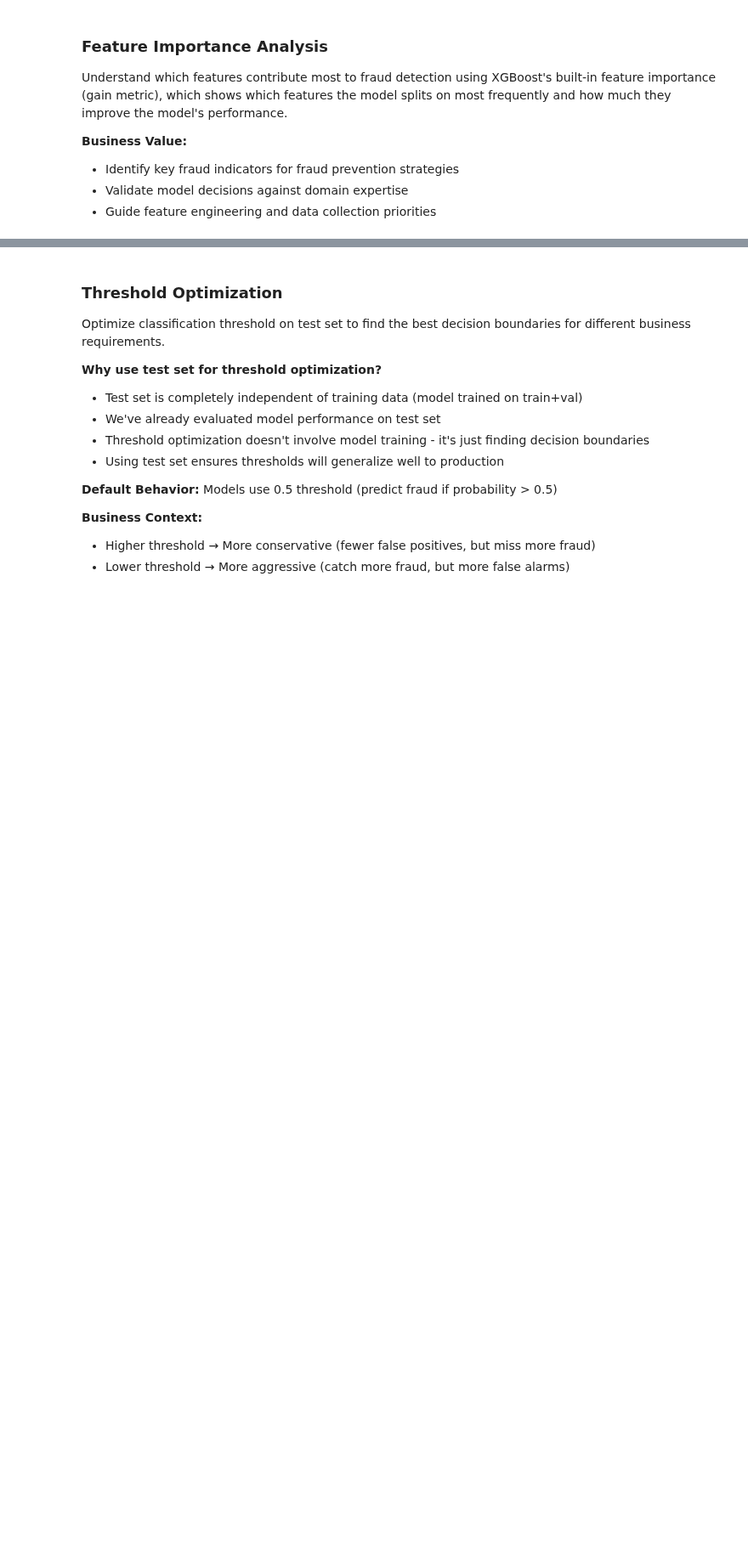
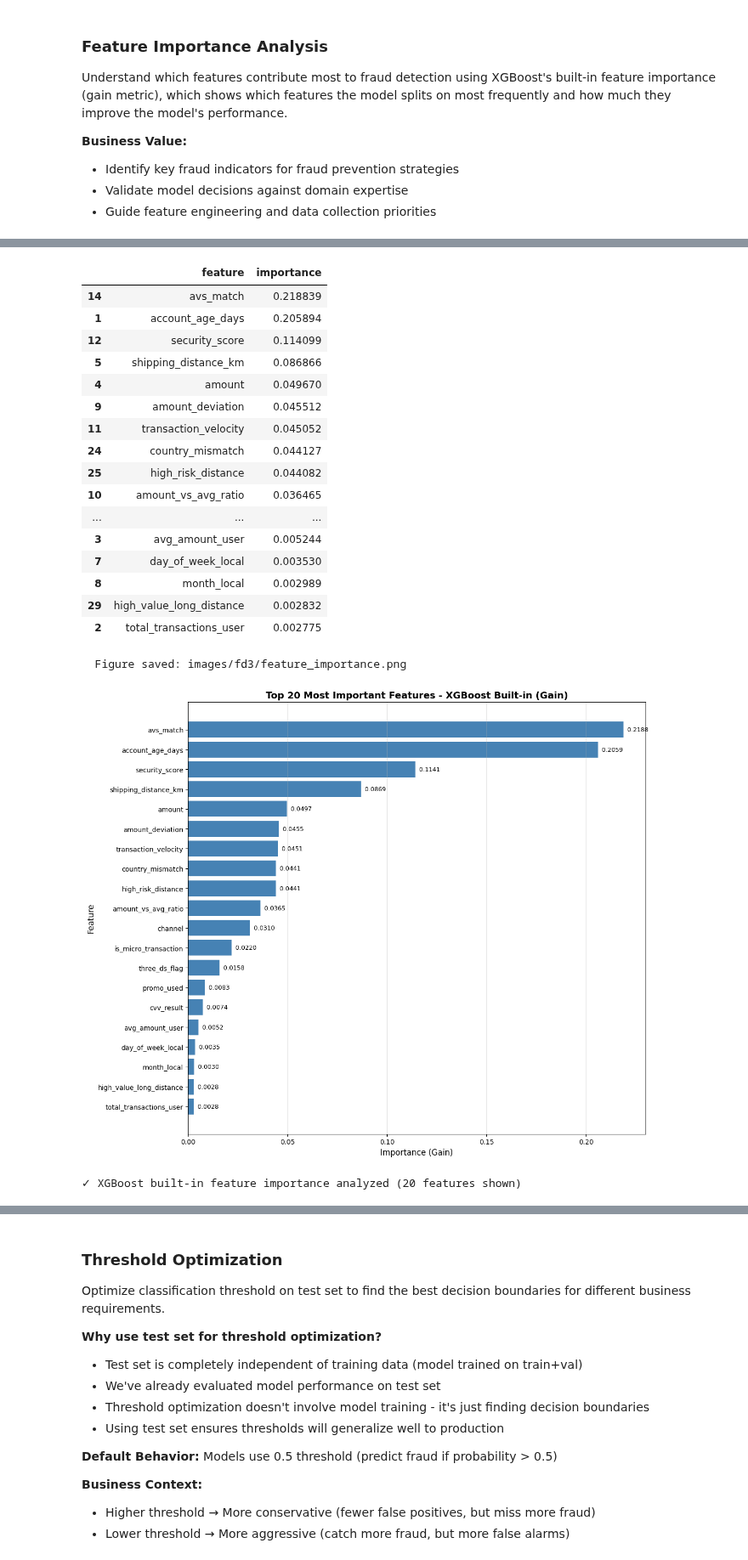
Before and after one commit to frederick-douglas-pearce/e-commerce-fraud-detection, a Jupyter notebook: notebooks/fd3_model_evaluation_deployment.ipynb, the cells around one changed output, grey strips where cells are left out. Shown at 85% size. Saved outputs shown, nothing was run; the diff lists cells and outputs as text; code cells hidden in the pictures; blank space fills up the shorter version.

```diff
--- a/notebooks/fd3_model_evaluation_deployment.ipynb
+++ b/notebooks/fd3_model_evaluation_deployment.ipynb
@@ -570,50 +454,24 @@ Understand which features contribute most to fraud detection using XGBoost's bui
 - Validate model decisions against domain expertise
 - Guide feature engineering and data collection priorities
 # %%
-# Extract XGBoost built-in feature importance from final retrained model
-xgb_model = best_model.named_steps['classifier']
-
-# Get feature importance scores (gain)
-importance_scores = xgb_model.feature_importances_
-
-# Get feature names from the preprocessor
-# After preprocessing, categorical features are encoded and continuous/binary are passed through
-preprocessor = best_model.named_steps['preprocessor']
-
-# Categorical features are first in the ColumnTransformer
-# Then continuous_numeric + binary features (passthrough)
+# Extract feature importance
+# Feature order after preprocessing: categorical first, then continuous_numeric + binary
 feature_names = categorical + continuous_numeric + binary
 
-# Create DataFrame with feature importance
-feature_importance_df = pd.DataFrame({
-    'feature': feature_names,
-    'importance': importance_scores
-}).sort_values('importance', ascending=False)
+feature_importance_df = extract_feature_importance(
+    model=best_model,
+    feature_names=feature_names,
+    verbose=True
+)
 
-print("=" * 100)
-print("XGBoost Feature Importance (Gain) - Top 20 Features (Final Retrained Model)")
-print("=" * 100)
-display(feature_importance_df.head(20).style.format({'importance': '{:.6f}'}).background_gradient(cmap='RdYlGn', subset=['importance']))
+# Display top 20 styled
+display(feature_importance_df.head(20).style.format({'importance': '{:.6f}'})
+        .background_gradient(cmap='RdYlGn', subset=['importance']))
 
-# Visualize top 20 features
-fig, ax = plt.subplots(figsize=(12, 10))
-top_n = 20
-top_features = feature_importance_df.head(top_n)
-
-ax.barh(range(len(top_features)), top_features['importance'], color='steelblue')
-ax.set_yticks(range(len(top_features)))
-ax.set_yticklabels(top_features['feature'])
-ax.invert_yaxis()
-ax.set_xlabel('Importance (Gain)', fontsize=12)
-ax.set_ylabel('Feature', fontsize=12)
-ax.set_title(f'Top {top_n} Most Important Features - XGBoost Built-in (Gain)', fontsize=14, fontweight='bold')
-ax.grid(axis='x', alpha=0.3)
-
-# Add value labels
-for i, (idx, row) in enumerate(top_features.iterrows()):
-    ax.text(row['importance'], i, f"  {row['importance']:.4f}", va='center', fontsize=9)
-
-plt.tight_layout()
-plt.show()
-
-print(f"\n✓ XGBoost built-in feature importance analyzed ({top_n} features shown)")
+# Plot feature importance
+plot_feature_importance(
+    feature_importance_df,
+    top_n=20,
+    save_path='images/fd3/feature_importance.png'
+)
+# %% [output]
@@ -620 +481,21 @@ print(f"\n✓ XGBoost built-in feature importance analyzed ({top_n} features sho
+|  | feature | importance |
+| 14 | avs_match | 0.218839 |
+| 1 | account_age_days | 0.205894 |
+| 12 | security_score | 0.114099 |
+| 5 | shipping_distance_km | 0.086866 |
+| 4 | amount | 0.049670 |
+| 9 | amount_deviation | 0.045512 |
+| 11 | transaction_velocity | 0.045052 |
+| 24 | country_mismatch | 0.044127 |
+| 25 | high_risk_distance | 0.044082 |
+| 10 | amount_vs_avg_ratio | 0.036465 |
+| ... | ... | ... |
+| 3 | avg_amount_user | 0.005244 |
+| 7 | day_of_week_local | 0.003530 |
+| 8 | month_local | 0.002989 |
+| 29 | high_value_long_distance | 0.002832 |
+| 2 | total_transactions_user | 0.002775 |
+  Figure saved: images/fd3/feature_importance.png
+[figure, added]
+✓ XGBoost built-in feature importance analyzed (20 features shown)
 # %%
```
Also changed, not shown: parts of 20 cells of this notebook, 12 other files.
